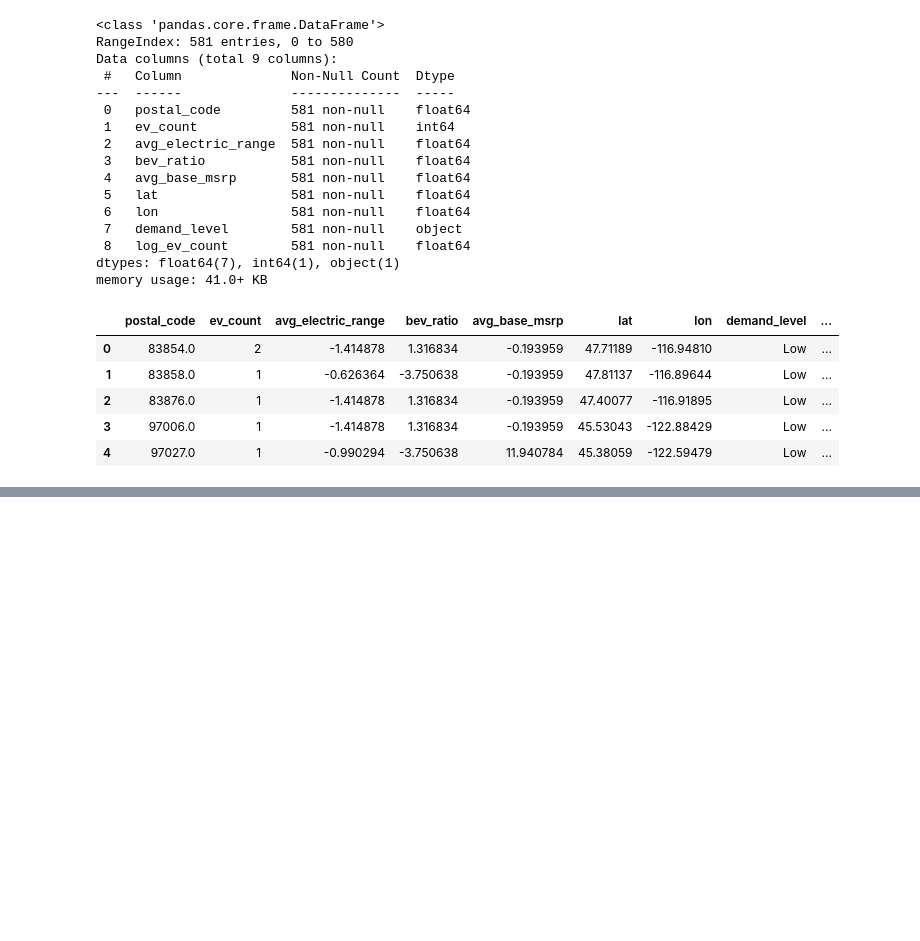
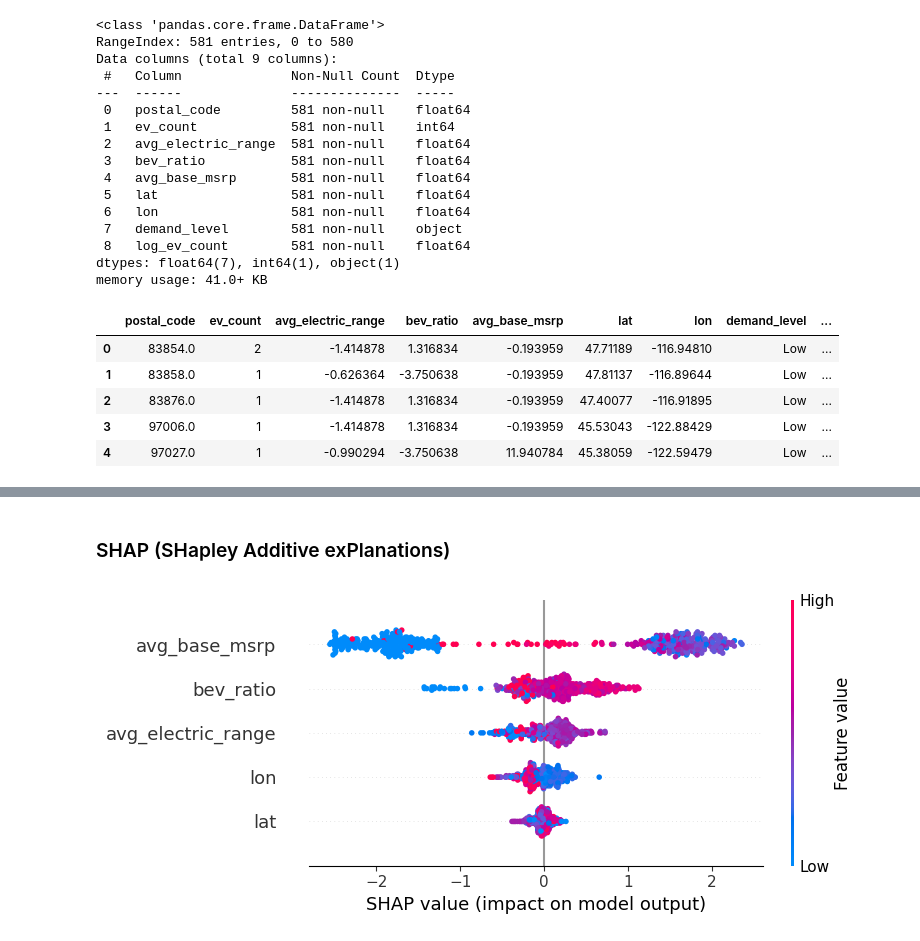
Before and after one commit to sowmyamaddali/ev-market-size-case-study, a Jupyter notebook: notebooks/ev_population_modeling_regression.ipynb, the cells around one changed output, grey strips where cells are left out. Drawn from its saved outputs; the diff is of its cells as text; code cells hidden in the pictures; blank space fills up the shorter version.

```diff
--- a/notebooks/ev_population_modeling_regression.ipynb
+++ b/notebooks/ev_population_modeling_regression.ipynb
@@ -32,0 +169,2 @@ ev_cleaned.head()
+# %% [markdown]
+### SHAP (SHapley Additive exPlanations)
@@ -32,0 +173,13 @@ ev_cleaned.head()
+# %%
+import shap
+
+# Create explainer
+explainer = shap.TreeExplainer(model)
+
+# Get SHAP values for a sample
+shap_values = explainer.shap_values(X_train)
+# %%
+# Summary plot
+shap.summary_plot(shap_values, X_train)
+# %% [output]
+[figure, added]
```
Also changed, not shown: parts of 23 cells of this notebook.
